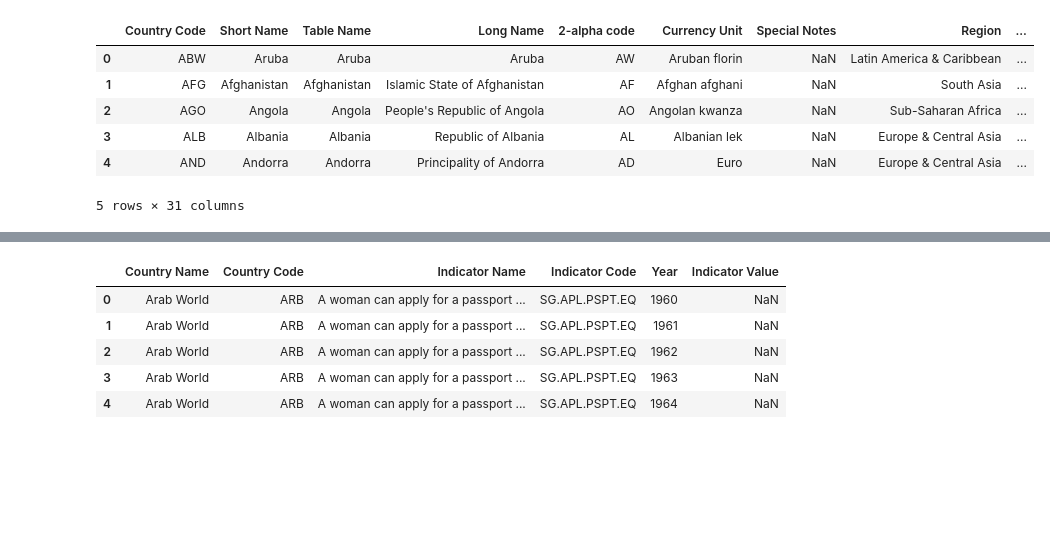
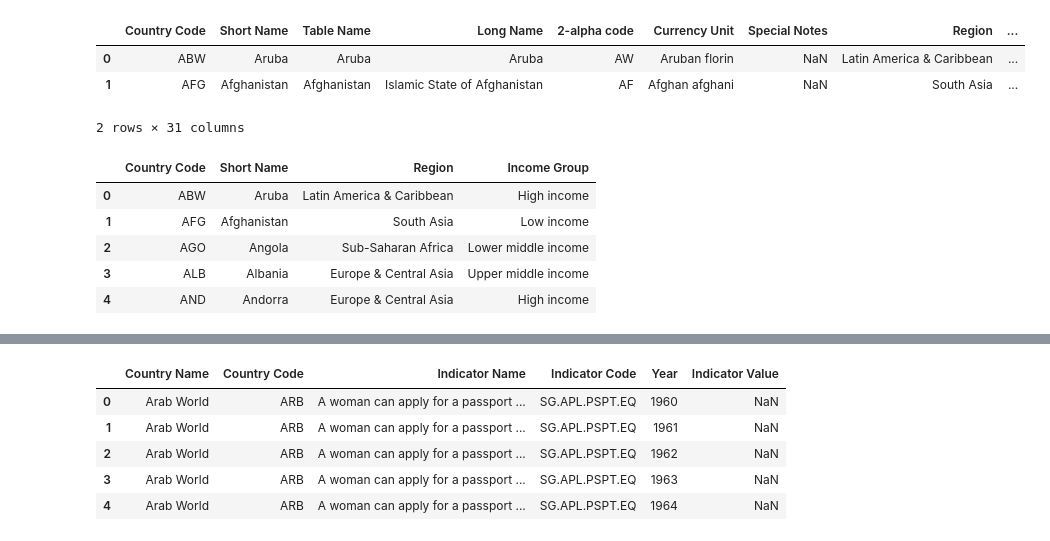
Before and after one commit to sinchita-sdq/WorldBankStats_Analysis, a Jupyter notebook: World Bank Gender Statistics.ipynb, the cells around one changed output, grey strips where cells are left out. Drawn from its saved outputs; the diff is of its cells as text; code cells hidden in the pictures; blank space fills up the shorter version.

```diff
--- a/World Bank Gender Statistics.ipynb
+++ b/World Bank Gender Statistics.ipynb
@@ -8,15 +8,23 @@ pd.set_option('display.max_colwidth',-1)
 # %%
 #Reading the first dataset
 country = pd.read_csv('Gender_Stats_csv/Gender_StatsCountry.csv')
-country.head()
+country.head(2)
 # %% [output]
 |  | Country Code | Short Name | Table Name | Long Name | 2-alpha code | Currency Unit | Special Notes | Region | ... |
 | 0 | ABW | Aruba | Aruba | Aruba | AW | Aruban florin | NaN | Latin America & Caribbean | ... |
 | 1 | AFG | Afghanistan | Afghanistan | Islamic State of Afghanistan | AF | Afghan afghani | NaN | South Asia | ... |
-| 2 | AGO | Angola | Angola | People's Republic of Angola | AO | Angolan kwanza | NaN | Sub-Saharan Africa | ... |
-| 3 | ALB | Albania | Albania | Republic of Albania | AL | Albanian lek | NaN | Europe & Central Asia | ... |
-| 4 | AND | Andorra | Andorra | Principality of Andorra | AD | Euro | NaN | Europe & Central Asia | ... |
-5 rows × 31 columns
+2 rows × 31 columns
+# %%
+#Dropping the non-required columns
+country = country[['Country Code','Short Name','Region','Income Group']]
+country.head()
+# %% [output]
+|  | Country Code | Short Name | Region | Income Group |
+| 0 | ABW | Aruba | Latin America & Caribbean | High income |
+| 1 | AFG | Afghanistan | South Asia | Low income |
+| 2 | AGO | Angola | Sub-Saharan Africa | Lower middle income |
+| 3 | ALB | Albania | Europe & Central Asia | Upper middle income |
+| 4 | AND | Andorra | Europe & Central Asia | High income |
 # %%
 country.info()
 # %% [output]
```
Also changed, not shown: parts of 27 cells of this notebook.
